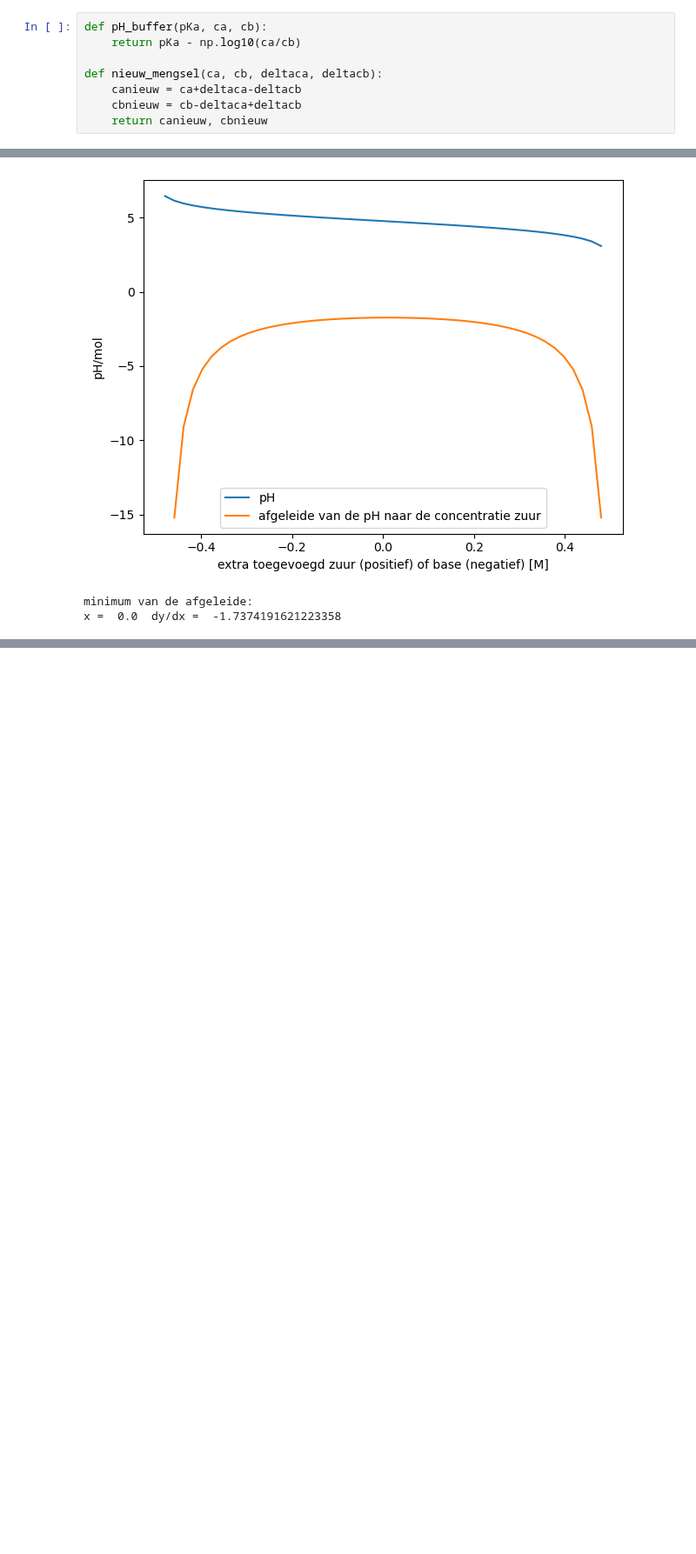
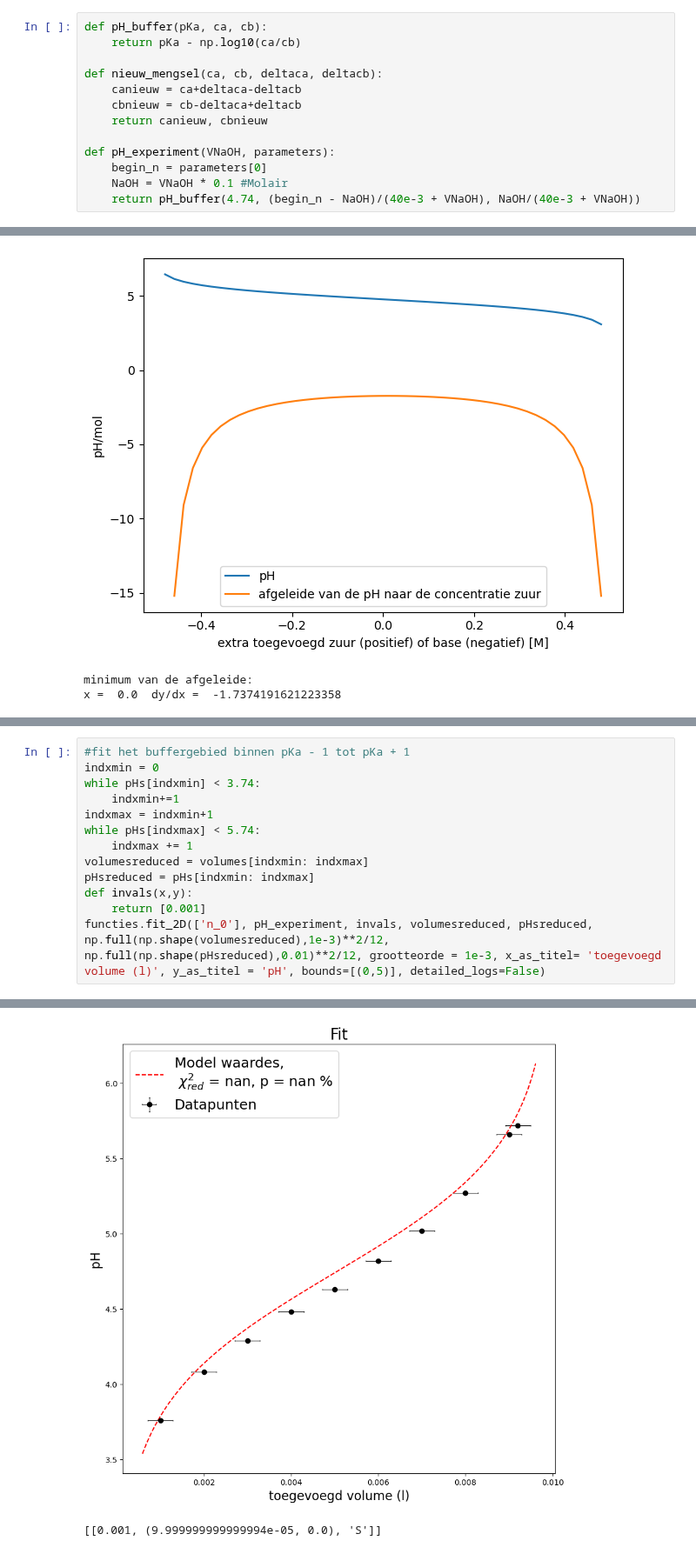
Before and after one commit to justlearning42/Experimentele_vscode, a Jupyter notebook: buffermengsels.ipynb, the cells around one changed output, grey strips where cells are left out. Shown at 87% size. Saved outputs shown, nothing was run; the diff lists cells and outputs as text; blank space fills up the shorter version.

```diff
--- a/buffermengsels.ipynb
+++ b/buffermengsels.ipynb
@@ -12,6 +28,11 @@ def nieuw_mengsel(ca, cb, deltaca, deltacb):
     canieuw = ca+deltaca-deltacb
     cbnieuw = cb-deltaca+deltacb
     return canieuw, cbnieuw
+
+def pH_experiment(VNaOH, parameters):
+    begin_n = parameters[0]
+    NaOH = VNaOH * 0.1 #Molair
+    return pH_buffer(4.74, (begin_n - NaOH)/(40e-3 + VNaOH), NaOH/(40e-3 + VNaOH))
 # %%
 #voorbereidende oefening
 cabegin = 0.5 #alles in molair doen
@@ -38,0 +77,14 @@ x =  0.0  dy/dx =  -1.7374191621223358
+# %%
+#fit het buffergebied binnen pKa - 1 tot pKa + 1
+indxmin = 0
+while pHs[indxmin] < 3.74:
+    indxmin+=1
+indxmax = indxmin+1
+while pHs[indxmax] < 5.74:
+    indxmax += 1
+volumesreduced = volumes[indxmin: indxmax]
+pHsreduced = pHs[indxmin: indxmax]
+def invals(x,y):
+    return [0.001]
+functies.fit_2D(['n_0'], pH_experiment, invals, volumesreduced, pHsreduced, np.full(np.shape(volumesreduced),1e-3)**2/12, np.full(np.shape(pHsreduced),0.01)**2/12, grootteorde = 1e-3, x_as_titel= 'toegevoegd volume (l)', y_as_titel = 'pH', bounds=[(0,5)], detailed_logs=False)
+# %% [output]
@@ -38,0 +99,2 @@ x =  0.0  dy/dx =  -1.7374191621223358
+[figure, added]
+[[0.001, (9.999999999999994e-05, 0.0), 'S']]
```
Also changed, not shown: parts of 4 cells of this notebook, 3 other files.
